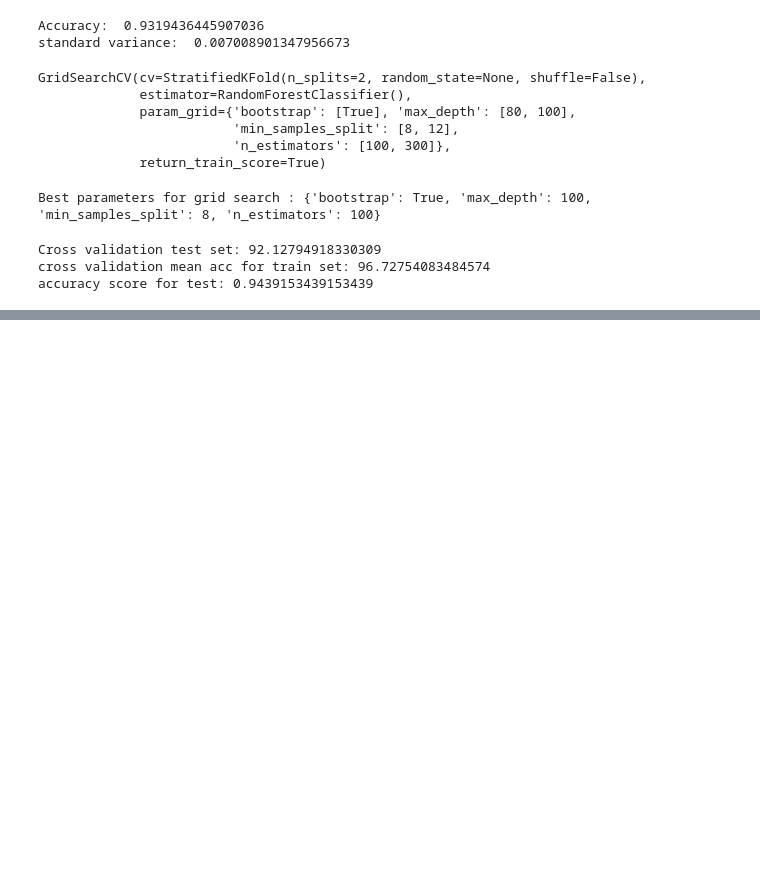
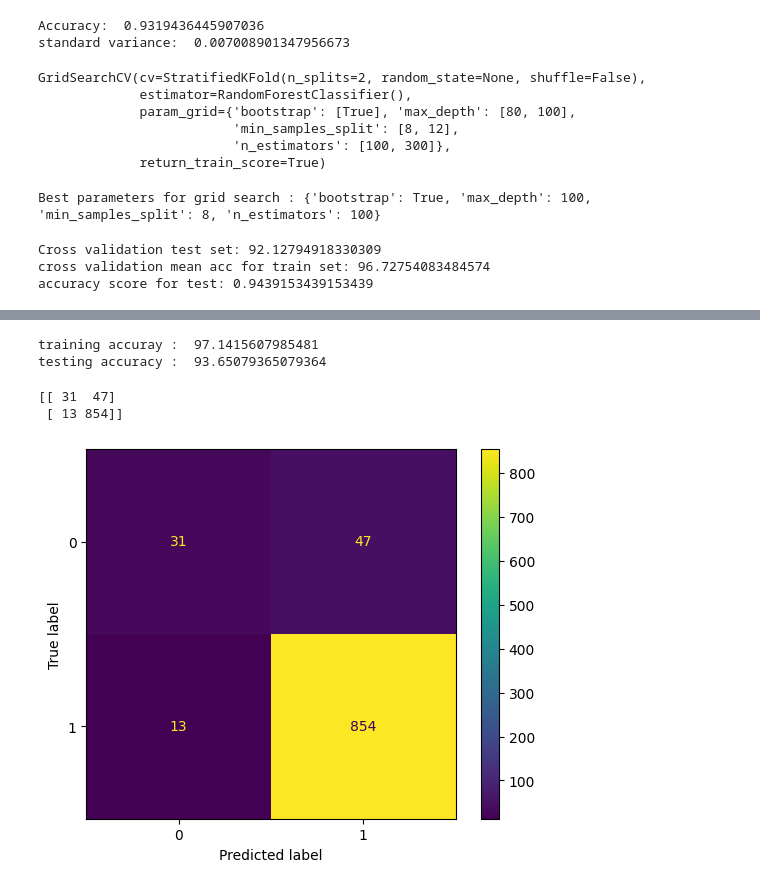
Before and after one commit to Aadeshh0/alexa_review, a Jupyter notebook: main.ipynb, the cells around one changed output, grey strips where cells are left out. Drawn from its saved outputs; the diff is of its cells as text; code cells hidden in the pictures; blank space fills up the shorter version.

Commit message:
trained xgboost model

```diff
--- a/main.ipynb
+++ b/main.ipynb
@@ -448,0 +451,3 @@ accuracy score for test: 0.9439153439153439
+# %%
+model_xgb = XGBClassifier()
+model_xgb.fit(X_train_scl, Y_train)
@@ -448,0 +466,20 @@ accuracy score for test: 0.9439153439153439
+# %%
+print("training accuray : ", model_xgb.score(X_train_scl, Y_train)*100)
+print("testing accuracy : ", model_xgb.score(X_test, Y_test)*100)
+# %% [output]
+training accuray :  97.1415607985481
+testing accuracy :  93.65079365079364
+# %%
+y_preds = model_xgb.predict(X_test)
+# %%
+cm = confusion_matrix(Y_test, y_preds)
+print(cm)
+# %% [output]
+[[ 31  47]
+ [ 13 854]]
+# %%
+cm_display = ConfusionMatrixDisplay(confusion_matrix=cm, display_labels=model_xgb.classes_)
+cm_display.plot()
+plt.show()
+# %% [output]
+[figure, added]
```
Also changed, not shown: parts of 3 cells of this notebook, 1 other file.
